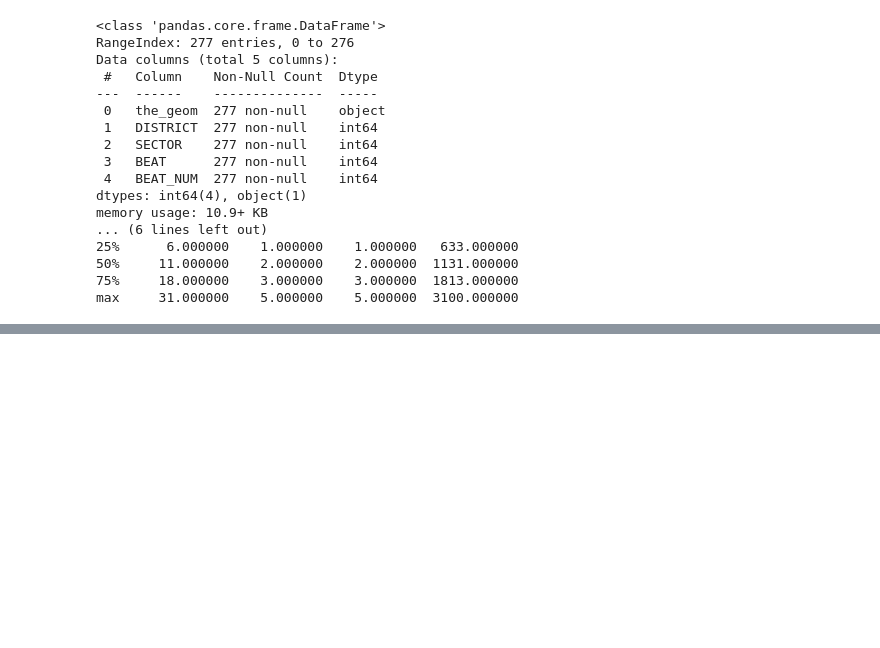
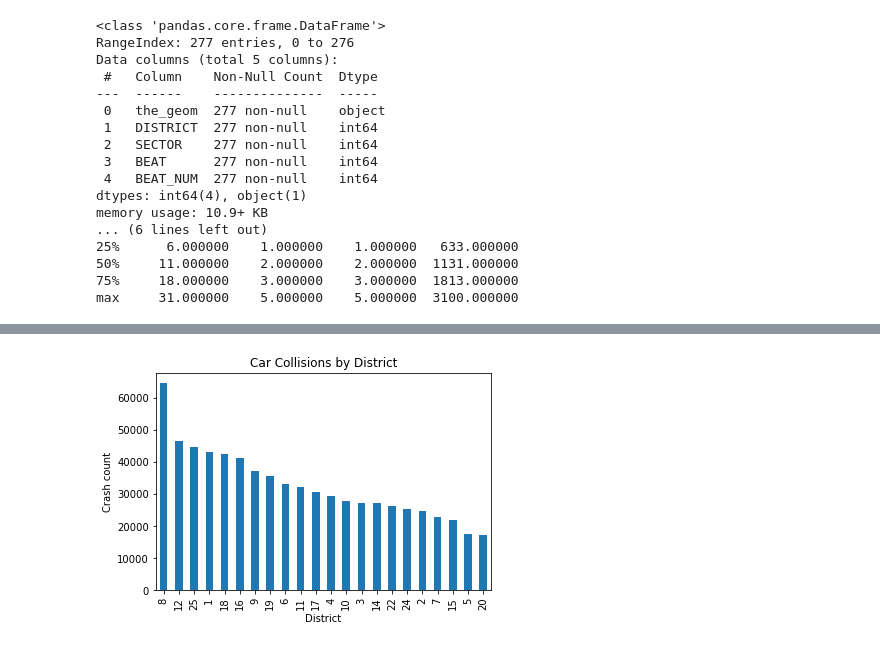
Before and after one commit to jlenehan/Chicago_Dispatch_Classification, a Jupyter notebook: UCDPA_JohnLenehan.ipynb, the cells around one changed output, grey strips where cells are left out. Drawn from its saved outputs; the diff is of its cells as text; code cells hidden in the pictures; blank space fills up the shorter version.

```diff
--- a/UCDPA_JohnLenehan.ipynb
+++ b/UCDPA_JohnLenehan.ipynb
@@ -206,0 +331,11 @@ print(collisions.info())
+# %%
+#plot graphs of fatalities by weather event, roadway condition
+roadway_surf_count = collisions['DISTRICT'].value_counts()
+
+roadway_surf_count.plot.bar()
+plt.xlabel('District')
+plt.ylabel('Crash count')
+plt.title('Car Collisions by District')
+plt.show()
+# %% [output]
+[figure, added]
```
Also changed, not shown: parts of 39 cells of this notebook.
